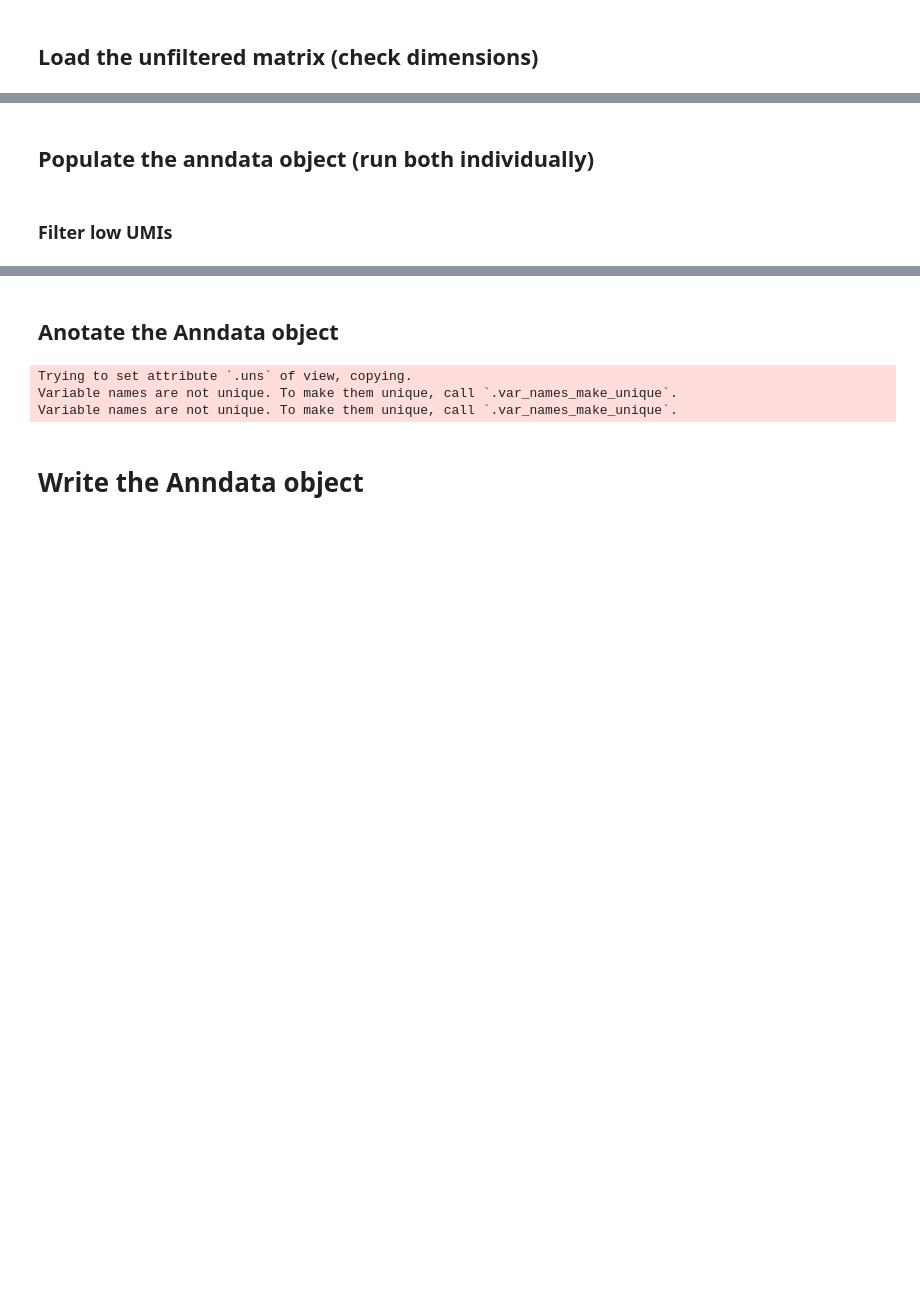
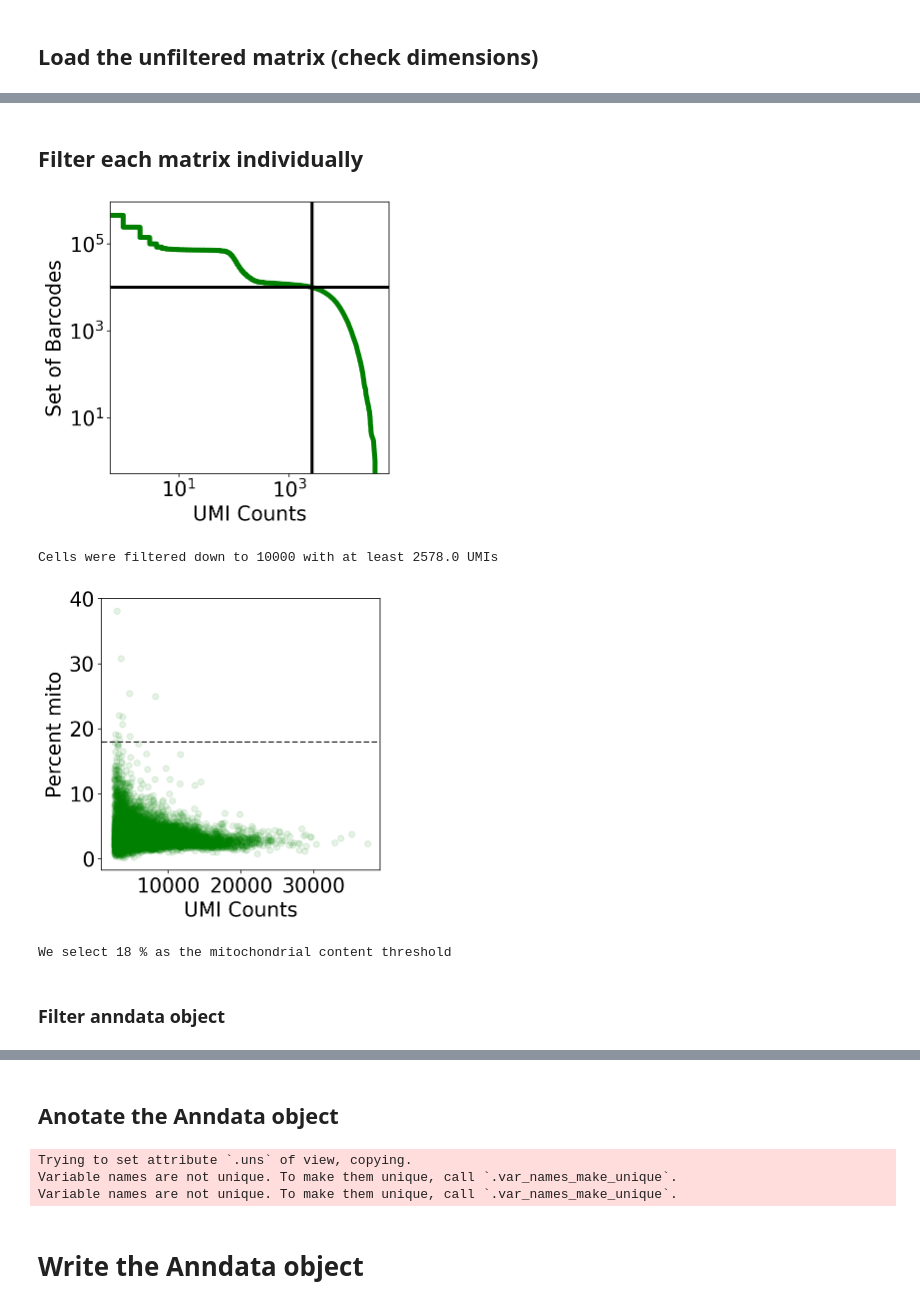
Before and after one commit to agalvezm/ACE2_scRNAseq, a Jupyter notebook: notebooks_countmatrices/template.ipynb, the cells around one changed output, grey strips where cells are left out. Saved outputs shown, nothing was run; the diff lists cells and outputs as text; code cells hidden in the pictures; blank space fills up the shorter version.

Commit message:
changed to "for loop" version for multiple sample per notebook

```diff
--- a/notebooks_countmatrices/template.ipynb
+++ b/notebooks_countmatrices/template.ipynb
@@ -140,3 +178,7 @@ fastqs
+# %%
+if bam:
+  # sort fastqs alphabetically to get R1 and R2 in order
+  fastqs = sorted(fastqs)
 # %%
 no_samples = 1
 
@@ -273,2 +269,5 @@ plt.rcParams.update({'font.size': fsize})
+# %%
+# Define dict to store data
+results = {}
 # %%
 # load the unfiltered matrix
@@ -298,0 +299,2 @@ adata.var.index.name = "index"
+# %% [markdown]
+## Filter each matrix individually
@@ -299,4 +311,55 @@ adata.var.index.name = "index"
+# %%
+
+expected_num_cells = 10000#@param {type:"integer"}
+knee = np.sort(nd(results[sample_id[i]].X.sum(axis=1)))[::-1]
+
+fig, ax = plt.subplots(figsize=(5, 5))
+
+x = knee
+y = range(len(knee))
+
+ax.loglog(x, y, linewidth=5, color="g")
+
+ax.axvline(x=knee[expected_num_cells], linewidth=3, color="k")
+ax.axhline(y=expected_num_cells, linewidth=3, color="k")
+
+ax.set_xlabel("UMI Counts")
+ax.set_ylabel("Set of Barcodes")
+
+plt.show()
+
+cell_threshold = knee[expected_num_cells]
+
+results["cell_threshold" + sample_id[samp_n]] = knee[expected_num_cells]
+
+print ("Cells were filtered down to " + str(expected_num_cells) + " with at least " + str(cell_threshold) + " UMIs")
+
+
+mito_criteria = 18#@param {type:"integer"}
+results["mito_criteria" + sample_id[samp_n]] = mito_criteria
+
+fig, ax = plt.subplots(figsize=(5,5))
+
+
+x = nd(results[sample_id[i]].obs["cell_counts"][results[sample_id[i]].obs["cell_counts"] > cell_threshold])
+y = nd(results[sample_id[i]].obs["percent_mito"][results[sample_id[i]].obs["cell_counts"] > cell_threshold])
+
+ax.scatter(x, y, color="green", alpha=0.1)
+
+ax.axhline(y=mito_criteria, linestyle="--", color="k")
+
+
+ax.set_xlabel("UMI Counts")
+ax.set_ylabel("Percent mito")
+
+
+plt.show()
+
+print("We select " + str(mito_criteria) + " % as the mitochondrial content threshold")
+# %% [output]
+[figure, added]
+Cells were filtered down to 10000 with at least 2578.0 UMIs
+[figure, added]
+We select 18 % as the mitochondrial content threshold
 # %% [markdown]
-## Populate the anndata object (run both individually)
+### Filter anndata object
-# %% [markdown]
-### Filter low UMIs
```
Also changed, not shown: parts of 32 cells of this notebook.
